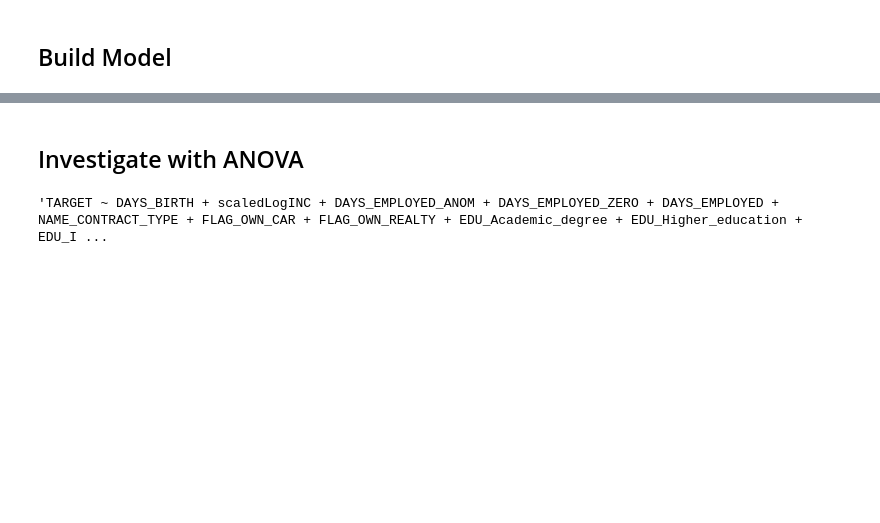
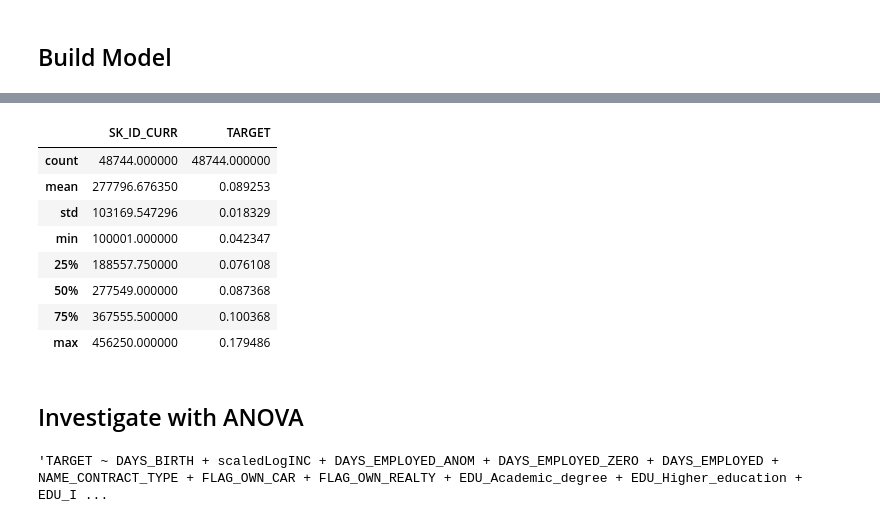
Before and after one commit to robahall/hcdr, a Jupyter notebook: notebooks/4.0-rah-LogReg.ipynb, the cells around one changed output, grey strips where cells are left out. Saved outputs shown, nothing was run; the diff lists cells and outputs as text; code cells hidden in the pictures; blank space fills up the shorter version.

```diff
--- a/notebooks/4.0-rah-LogReg.ipynb
+++ b/notebooks/4.0-rah-LogReg.ipynb
@@ -67,2 +158,2 @@ X_train, X_test, y_train, y_test = train_test_split(cleanTrain.iloc[:,1:],
 # %%
-clf = linear_model.LogisticRegression().fit(X_train, y_train)
+clf = linear_model.LogisticRegression(C = 0.0001).fit(cleanTrain, cleanTrainId)
@@ -72,0 +160,3 @@ clf.score(X_test, y_test)
+# %%
+scaler = MinMaxScaler(feature_range = (0, 1))
+scaler.fit(cleanTest)
@@ -72,0 +165,7 @@ clf.score(X_test, y_test)
+# %%
+cleanTest = scaler.transform(cleanTest)
+# %%
+sub = pd.DataFrame(cleanTestId)
+sub['TARGET'] = clf.predict_proba(cleanTest)[:, 1]
+
+sub.head()
@@ -72,0 +179,12 @@ clf.score(X_test, y_test)
+# %%
+sub.describe()
+# %% [output]
+|  | SK_ID_CURR | TARGET |
+| count | 48744.000000 | 48744.000000 |
+| mean | 277796.676350 | 0.089253 |
+| std | 103169.547296 | 0.018329 |
+| min | 100001.000000 | 0.042347 |
+| 25% | 188557.750000 | 0.076108 |
+| 50% | 277549.000000 | 0.087368 |
+| 75% | 367555.500000 | 0.100368 |
+| max | 456250.000000 | 0.179486 |
```
Also changed, not shown: parts of 33 cells of this notebook.
